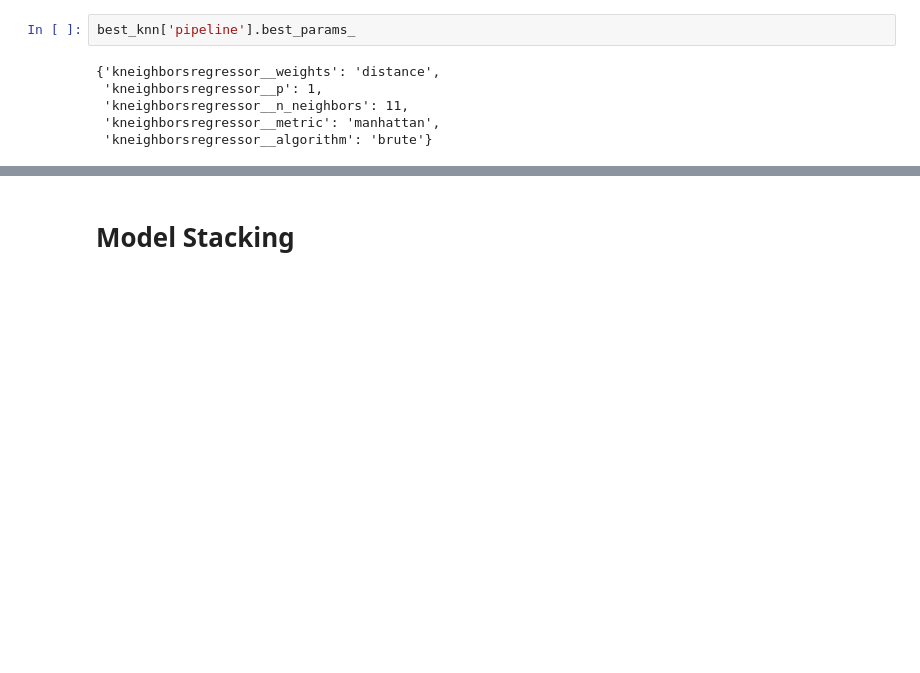
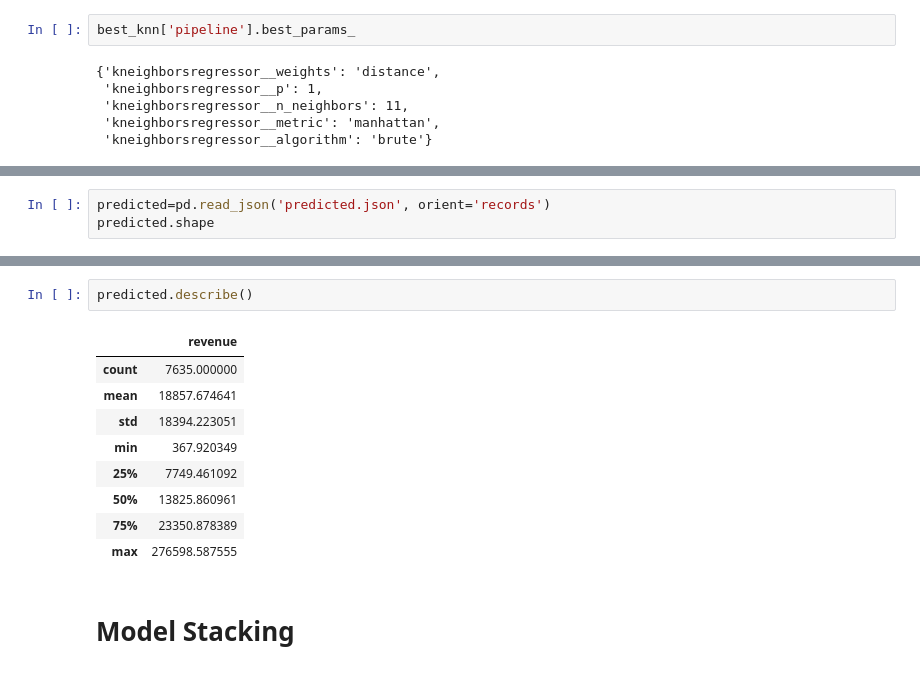
Before and after one commit to cbjonesea/ML-assignment, a Jupyter notebook: model-building.ipynb, the cells around one changed output, grey strips where cells are left out. Saved outputs shown, nothing was run; the diff lists cells and outputs as text; blank space fills up the shorter version.

```diff
--- a/model-building.ipynb
+++ b/model-building.ipynb
@@ -2055,0 +1970,3 @@ VotingRegressor MAE diff: 1878.392096
+# %%
+predicted=pd.read_json('predicted.json', orient='records')
+predicted.shape
@@ -2056,3 +1987,15 @@ VotingRegressor MAE diff: 1878.392096
+# %%
+predicted.describe()
+# %% [output]
+|  | revenue |
+| count | 7635.000000 |
+| mean | 18857.674641 |
+| std | 18394.223051 |
+| min | 367.920349 |
+| 25% | 7749.461092 |
+| 50% | 13825.860961 |
+| 75% | 23350.878389 |
+| max | 276598.587555 |
 # %% [markdown]
 # Model Stacking
 # %%
```
Also changed, not shown: parts of 40 cells of this notebook, 4 other files.
